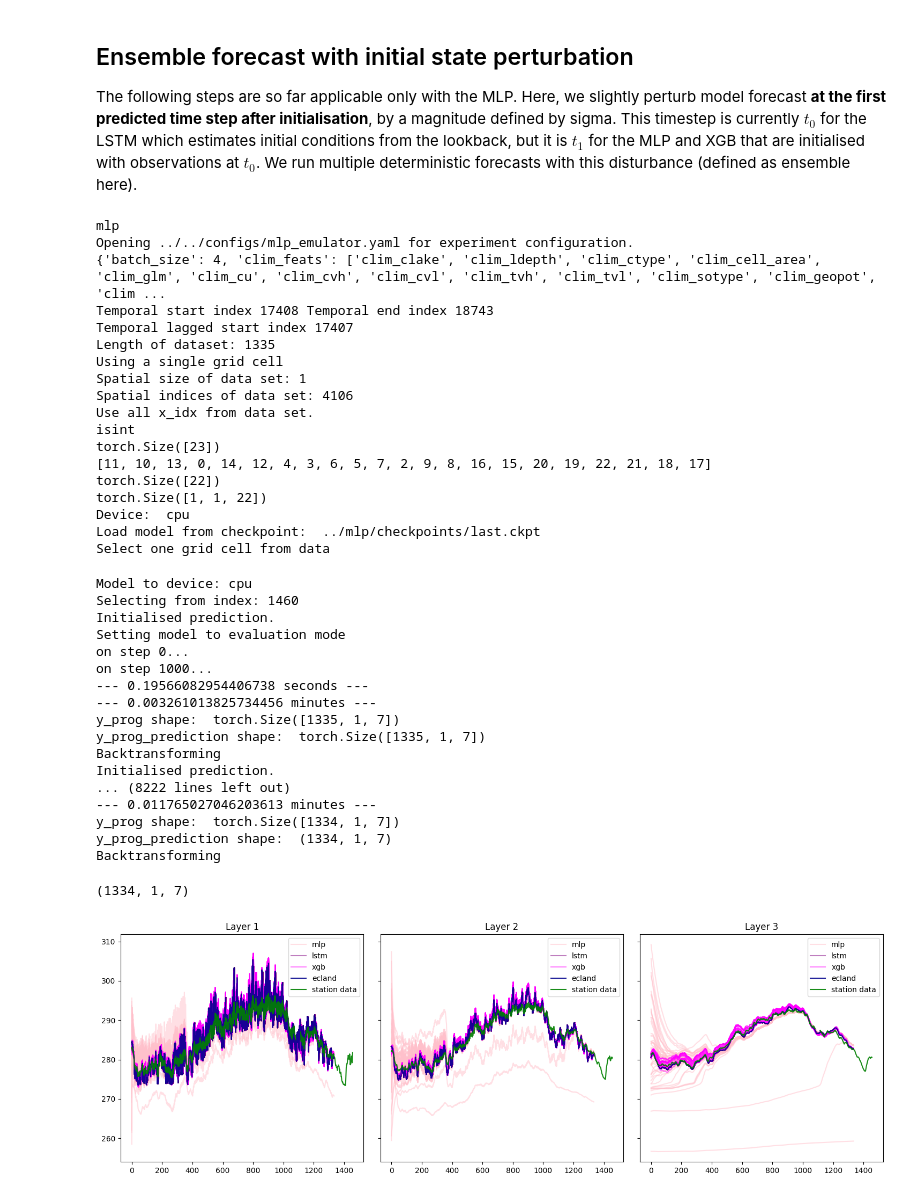
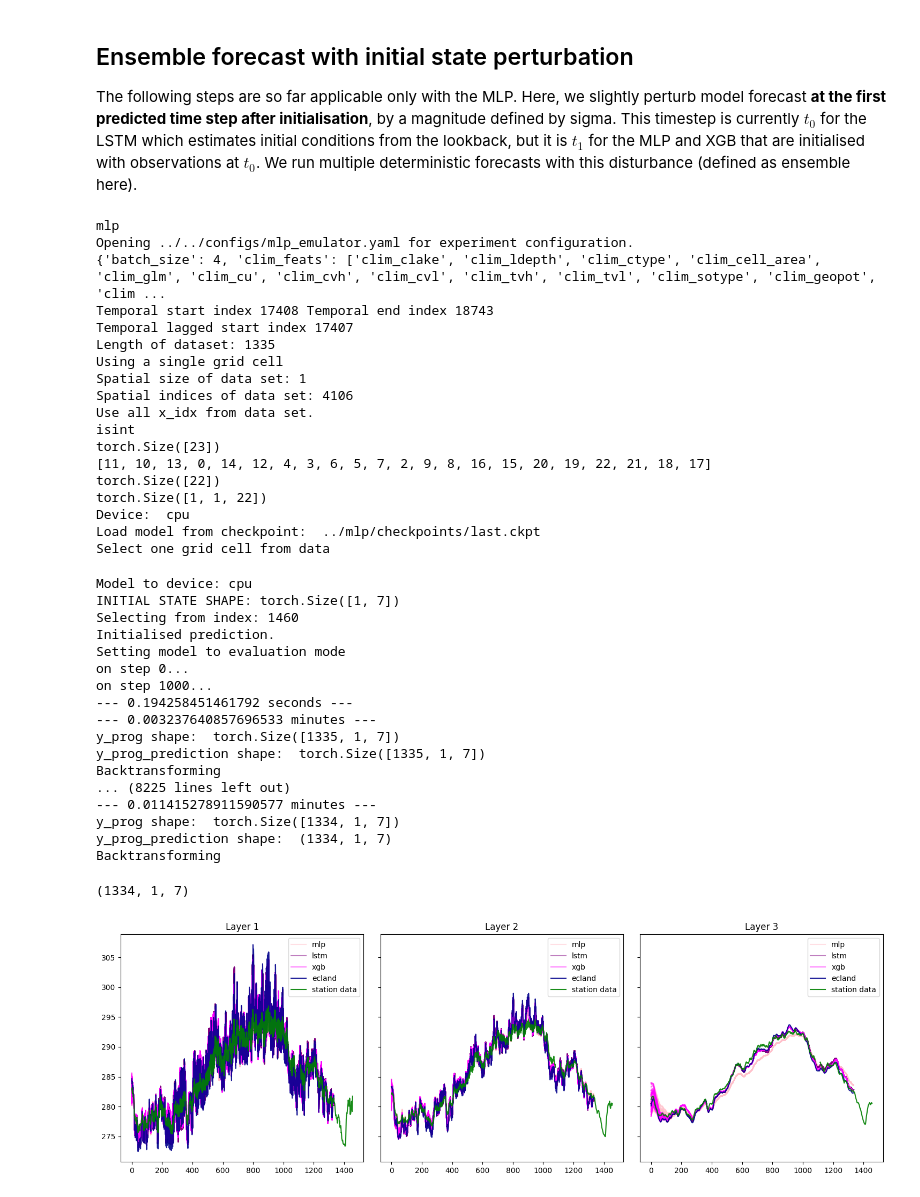
Before and after one commit to MWesselkamp/forecast-horizons, a Jupyter notebook: ecland-emulator/notebooks/evaluation_template.ipynb, the cells around one changed output. Drawn from its saved outputs; the diff is of its cells as text; code cells hidden in the pictures.

Commit message:
proportional perturbation

```diff
--- a/ecland-emulator/notebooks/evaluation_template.ipynb
+++ b/ecland-emulator/notebooks/evaluation_template.ipynb
@@ -276,7 +288,7 @@ The following steps are so far applicable only with the MLP. Here, we slightly p
 dynamic_features_ensemble = {}
 dynamic_features_prediction_ensemble = {}
 
-for mod in models:
+for mod in ["mlp", "lstm", "xgb"]:
 
     if mod == 'mlp':
         print('mlp')
@@ -296,24 +308,25 @@ for mod in models:
 
     dataset = ForecastModel.initialise_dataset()
     model = ForecastModel.load_model()
-    x_static, x_met, y_prog = ForecastModel.load_test_data(dataset)
+    x_static, x_met, y_prog, y_prog_initial_state = ForecastModel.load_test_data(dataset)
+    print("INITIAL STATE SHAPE:", y_prog_initial_state.shape)
 
-    y_prog_hybrid = y_prog.clone()
     station_data = Gevenich.slice_station_data(lookback=CONFIG["lookback"],
                                     t_0='2022-01-01T00:00:00')
-    station_data_transformed = Gevenich.transform_station_data(dataset=dataset,
-                                                            target_variables=CONFIG['targets_eval'])
-    y_prog_hybrid[...,Gevenich.matching_indices] = station_data_transformed[:y_prog_hybrid.shape[0]]
+    matching_indices = Gevenich.match_indices(dataset=dataset,
+                                              target_variables=CONFIG['targets_eval'])
+    y_prog_initial_state[..., matching_indices] = station_data[0]
 
-    initial_vector = y_prog_hybrid[0,...]
-    size = 50
-    sigma = 0.5
+    perturbed_ensemble = create_perturbation_ensemble(y_prog_initial_state)
 
     ensemble_prediction = []
-    for i in range(size):
+    for i in range(len(perturbed_ensemble)):
+        matching_indices = Gevenich.match_indices(dataset=dataset,
+                                              target_variables=CONFIG['targets_prog'])
+        initial_vector =  Gevenich.transform_station_data(station_data = perturbed_ensemble[i])
 
         dynamic_features, dynamic_features_prediction = ForecastModel.run_forecast(initial_conditions=initial_vector,
-                                                                                initial_conditions_perturbation=sigma,
+                                                                                initial_conditions_perturbation=None,
                                                                                 predictions_perturbation = None)
         if CONFIG["model"] == 'lstm':
             dynamic_features, dynamic_features_prediction = ForecastModel.handle_hindcast(skip=True)
@@ -322,8 +335,8 @@ for mod in models:
             dynamic_features, dynamic_features_prediction = ForecastModel.backtransformation()
         ensemble_prediction.append(dynamic_features_prediction)
 
-    dynamic_features_dict[mod] = dynamic_features
-    dynamic_features_prediction_dict[mod] = ensemble_prediction
+    dynamic_features_ensemble[mod] = dynamic_features
+    dynamic_features_prediction_ensemble[mod] = ensemble_prediction
 # %% [output]
 mlp
 Opening ../../configs/mlp_emulator.yaml for experiment configuration.
@@ -344,19 +357,19 @@ Device:  cpu
 Load model from checkpoint:  ../mlp/checkpoints/last.ckpt
 Select one grid cell from data
 Model to device: cpu
+INITIAL STATE SHAPE: torch.Size([1, 7])
 Selecting from index: 1460
 Initialised prediction.
 Setting model to evaluation mode
 on step 0...
 on step 1000...
---- 0.19566082954406738 seconds ---
---- 0.003261013825734456 minutes ---
+--- 0.194258451461792 seconds ---
+--- 0.003237640857696533 minutes ---
 y_prog shape:  torch.Size([1335, 1, 7])
 y_prog_prediction shape:  torch.Size([1335, 1, 7])
 Backtransforming
-Initialised prediction.
-... (8222 lines left out)
---- 0.011765027046203613 minutes ---
+... (8225 lines left out)
+--- 0.011415278911590577 minutes ---
 y_prog shape:  torch.Size([1334, 1, 7])
 y_prog_prediction shape:  (1334, 1, 7)
 Backtransforming
@@ -367,10 +380,11 @@ dynamic_features_prediction_dict['xgb'][0].shape
 # %% [output]
 (1334, 1, 7)
 # %%
-ensemble_dict = dynamic_features_prediction_dict
+ensemble_dict = dynamic_features_prediction_ensemble
 for key, ensemble_prediction in ensemble_dict.items():
     ensemble_dict[key] = np.stack(ensemble_prediction)
 # %%
+size = 50
 fig, ax = plt.subplots(1, 3, figsize=(15, 5), sharex=True, sharey=True)
 
 colors = ["pink", "purple", "magenta"]
@@ -380,36 +394,36 @@ for key, ensemble_prediction in ensemble_dict.items():
         label = key if i == 0 else None
         ax[0].plot(ensemble_prediction[i, :,:,3], color=colors[j], label=label, alpha = 0.5)
     j+=1
-ax[0].plot(dynamic_features_dict['xgb'][:,:,3], color="darkblue", label="ecland", alpha = 0.9)
+ax[0].plot(dynamic_features_ensemble['lstm'][:,:,3], color="darkblue", label="ecland", alpha = 0.9)
 ax[0].plot(station_data[:,:,0], color="green", label="station data", alpha = 0.9)
 ax[0].set_title("Layer 1")
 ax[0].legend()
 
 j=0
 for key, ensemble_prediction in ensemble_dict.items():
     for i in range(size):
         label = key if i == 0 else None
         ax[1].plot(ensemble_prediction[i, :,:,4], color=colors[j], label=label, alpha = 0.5)
     j+=1
-ax[1].plot(dynamic_features[:,:,4], color="darkblue", label="ecland", alpha = 0.9)
+ax[1].plot(dynamic_features_ensemble['lstm'][:,:,4], color="darkblue", label="ecland", alpha = 0.9)
 ax[1].plot(station_data[:,:,1], color="green", label="station data", alpha = 0.9)
 ax[1].set_title("Layer 2")
 ax[1].legend()
 
 j=0
 for key, ensemble_prediction in ensemble_dict.items():
     for i in range(size):
         label = key if i == 0 else None
         ax[2].plot(ensemble_prediction[i, :,:,5], color=colors[j], label=label, alpha = 0.5)
     j+=1
-ax[2].plot(dynamic_features[:,:,5], color="darkblue", label="ecland", alpha = 0.9)
+ax[2].plot(dynamic_features_ensemble['lstm'][:,:,5], color="darkblue", label="ecland", alpha = 0.9)
 ax[2].plot(station_data[:,:,2], color="green", label="station data", alpha = 0.9)
 ax[2].set_title("Layer 3")
 ax[2].legend()
 
 plt.tight_layout()
-fig_path = os.path.join(path_to_plots, f'{network}_{station}_{2022}_{variable}_skillscores.pdf')
+fig_path = os.path.join(path_to_plots, f'{network.split('_')[1]}_{station}_{2022}_{variable}_ensemble_forecast.pdf')
 plt.savefig(fig_path)
 plt.show()
 # %% [output]
-[figure, old version]
+[figure, new version]
```
Also changed, not shown: parts of 3 cells of this notebook, 3 other files.
